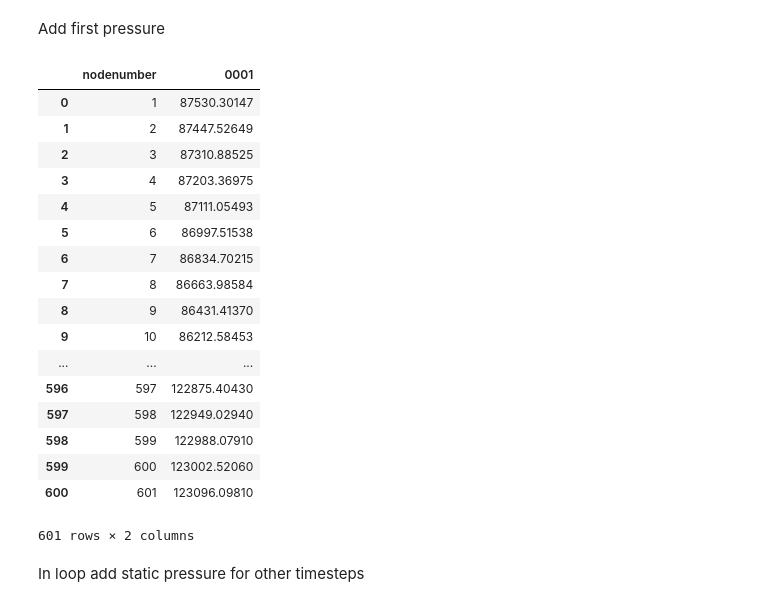
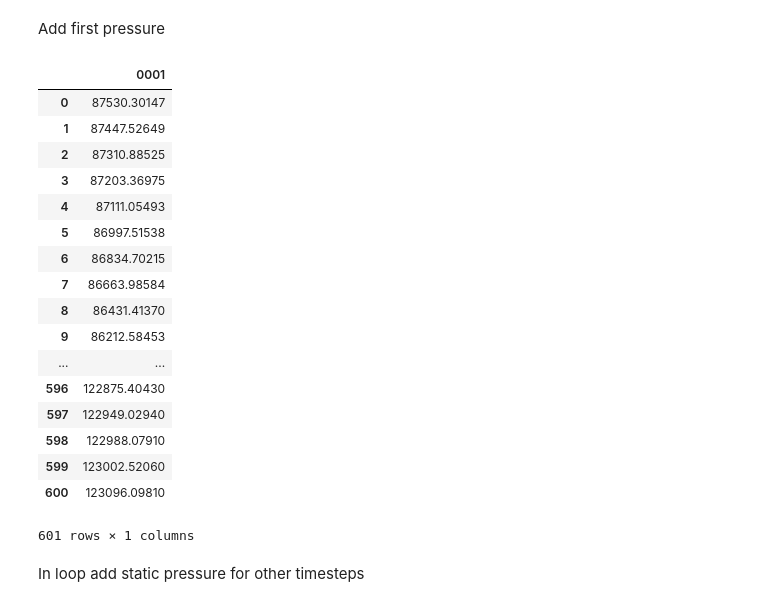
Before and after one commit to JedrzejMosiezny/R67-data-analysis, a Jupyter notebook: Noise analysis.ipynb, the cells around one changed output. Saved outputs shown, nothing was run; the diff lists cells and outputs as text; code cells hidden in the pictures.

```diff
--- a/Noise analysis.ipynb
+++ b/Noise analysis.ipynb
@@ -78,30 +78,30 @@ tsnum
 # %% [markdown]
 Add first pressure
 # %%
-pstatic = pd.read_csv(file, sep='\s+', header=0, usecols=["nodenumber", "pressure"], dtype=float, skiprows=0, decimal='.')
-pstatic[['nodenumber']] = pstatic[['nodenumber']].astype(int)
+pstatic = pd.read_csv(file, sep='\s+', header=0, usecols=["pressure"], dtype=float, skiprows=0, decimal='.')
+#pstatic[['nodenumber']] = pstatic[['nodenumber']].astype(int) use usecols=["nodenumber", "pressure] if uncommented
 acupress = pd.DataFrame(data = pstatic)
-acupress.columns = ["nodenumber", tsnum]
+acupress.columns = [tsnum]
 acupress
 # %% [output]
-|  | nodenumber | 0001 |
-| 0 | 1 | 87530.30147 |
-| 1 | 2 | 87447.52649 |
-| 2 | 3 | 87310.88525 |
-| 3 | 4 | 87203.36975 |
-| 4 | 5 | 87111.05493 |
-| 5 | 6 | 86997.51538 |
-| 6 | 7 | 86834.70215 |
-| 7 | 8 | 86663.98584 |
-| 8 | 9 | 86431.41370 |
-| 9 | 10 | 86212.58453 |
-| ... | ... | ... |
-| 596 | 597 | 122875.40430 |
-| 597 | 598 | 122949.02940 |
-| 598 | 599 | 122988.07910 |
-| 599 | 600 | 123002.52060 |
-| 600 | 601 | 123096.09810 |
+|  | 0001 |
+| 0 | 87530.30147 |
+| 1 | 87447.52649 |
+| 2 | 87310.88525 |
+| 3 | 87203.36975 |
+| 4 | 87111.05493 |
+| 5 | 86997.51538 |
+| 6 | 86834.70215 |
+| 7 | 86663.98584 |
+| 8 | 86431.41370 |
+| 9 | 86212.58453 |
+| ... | ... |
+| 596 | 122875.40430 |
+| 597 | 122949.02940 |
+| 598 | 122988.07910 |
+| 599 | 123002.52060 |
+| 600 | 123096.09810 |
-601 rows × 2 columns
+601 rows × 1 columns
 # %% [markdown]
 In loop add static pressure for other timesteps
 # %%
```
Also changed, not shown: parts of 7 cells of this notebook.
